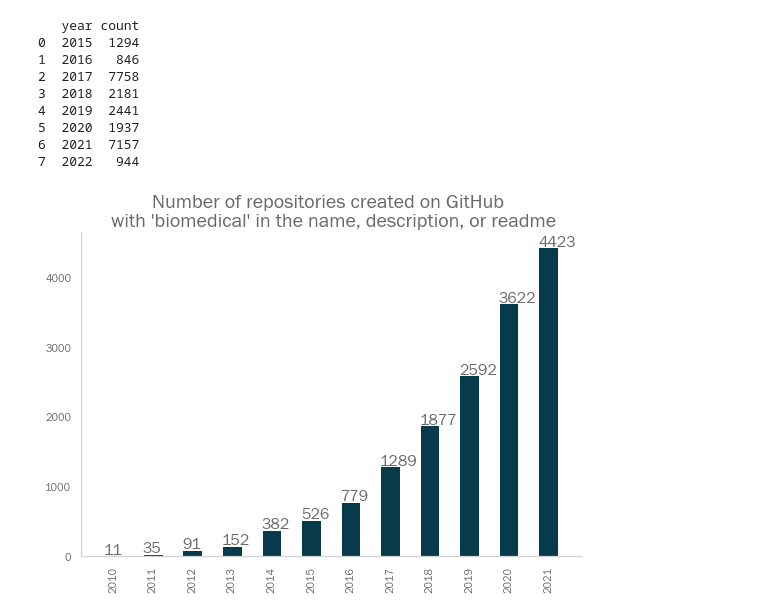
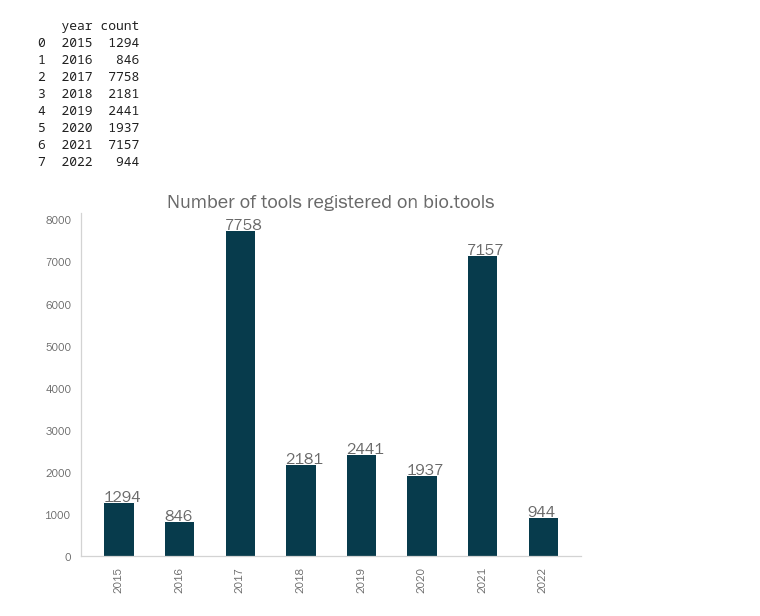
Before and after one commit to FAIR-BioRS/Code, a Jupyter notebook: main.ipynb, the cells around one changed output. Drawn from its saved outputs; the diff is of its cells as text; code cells hidden in the pictures.

```diff
--- a/main.ipynb
+++ b/main.ipynb
@@ -190,21 +190,21 @@ print(df)
 # %%
 # visualize results
 df = pd.read_csv('bio_tools_count_yearwise.csv')
 fig, ax = plt.subplots(figsize=(8,6))
 width = 0.5
 ind = 0
 x = df['year']
 y = df["count"]
 bars = ax.bar(x, y, width, color=color_palette[ind])
 for bar in bars:
     yval = bar.get_height()
     ax.text(bar.get_x(), yval + 20, round(yval,1))
 ind+=1
 ax.set_xticks(df['year'])
-plt.title("Number of repositories created on GitHub \n with 'biomedical' in the name, description, or readme")
+plt.title("Number of tools registered on bio.tools")
 plt.xticks(rotation=90, ha = 'center')
 fig.tight_layout()
 plot_name = 'biotools-count-yearwise'
 save_image_png(fig, current_folder, plot_name)
 # %% [output]
-[figure, old version]
+[figure, new version]
```
